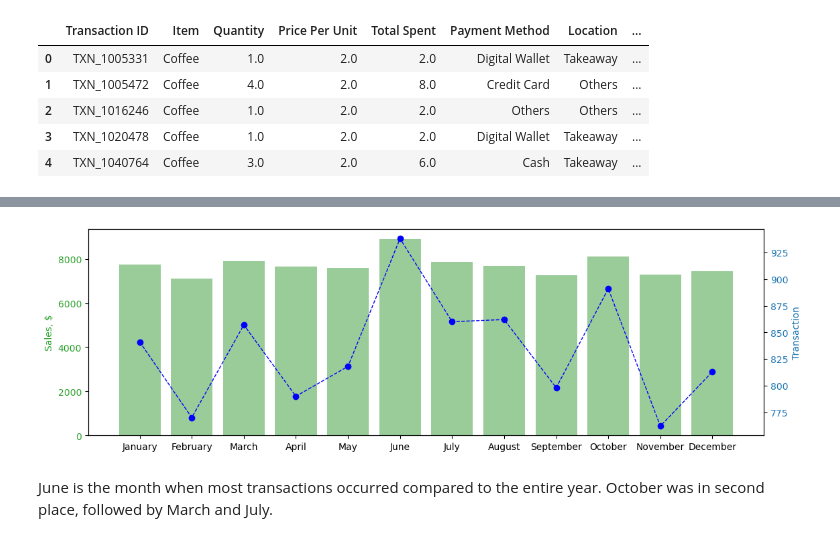
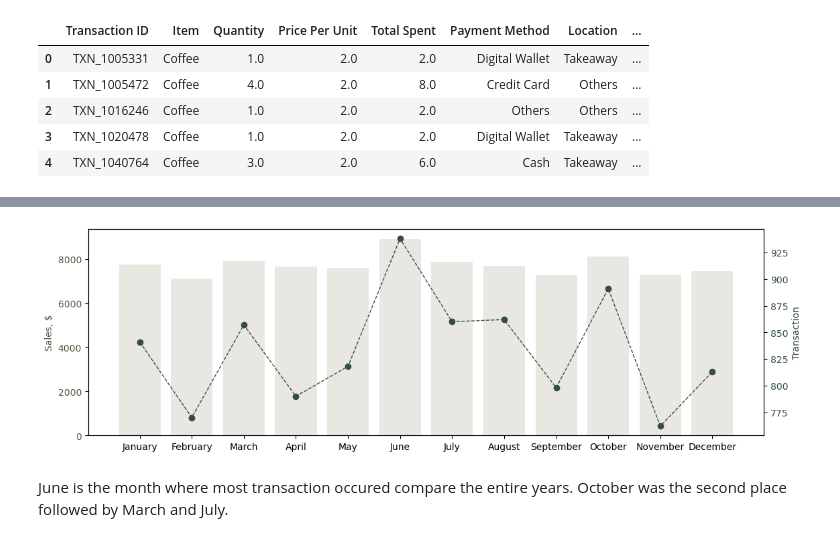
Before and after one commit to jeeenss/Data-Analysis-with-Python, a Jupyter notebook: Cafe_Sales/cafe_sales_analysis.ipynb, the cells around one changed output, grey strips where cells are left out. Drawn from its saved outputs; the diff is of its cells as text; code cells hidden in the pictures.

```diff
--- a/Cafe_Sales/cafe_sales_analysis.ipynb
+++ b/Cafe_Sales/cafe_sales_analysis.ipynb
@@ -983,15 +986,15 @@ result.head()
 # %%
 fig, ax1 = plt.subplots(figsize=(13, 4))
-ax1.bar(result.index, result['Total Spent'], color = 'green', alpha=0.4)
-ax1.tick_params(axis='y', labelcolor='tab:green')
-ax1.set_ylabel('Sales, $', color='tab:green')
+ax1.bar(result.index, result['Total Spent'], color = '#dad7cd', alpha=0.6)
+ax1.tick_params(axis='y', labelcolor='#575240')
+ax1.set_ylabel('Sales, $', color='#575240')
 plt.ticklabel_format(style='plain', useOffset=False, axis='y')
 
 ax2 = ax1.twinx()
-ax2.set_ylabel('Transaction', color='tab:blue')
-result['Transaction ID'].plot(ax=ax2, color = 'blue', linestyle = '--', lw=1, label='Total Transaction', marker = 'o')
-ax2.tick_params(axis='y', labelcolor='tab:blue')
+ax2.set_ylabel('Transaction', color='#344e41')
+result['Transaction ID'].plot(ax=ax2, color = '#344e41', linestyle = '--', lw=1, label='Total Transaction', marker = 'o')
+ax2.tick_params(axis='y', labelcolor='#344e41')
 # %% [output]
-[figure, old version]
+[figure, new version]
 # %% [markdown]
-June is the month when most transactions occurred compared to the entire year. October was in second place, followed by March and July.
+June is the month where most transaction occured compare the entire years. October was the second place followed by March and July.
```
Also changed, not shown: parts of 4 cells of this notebook.
